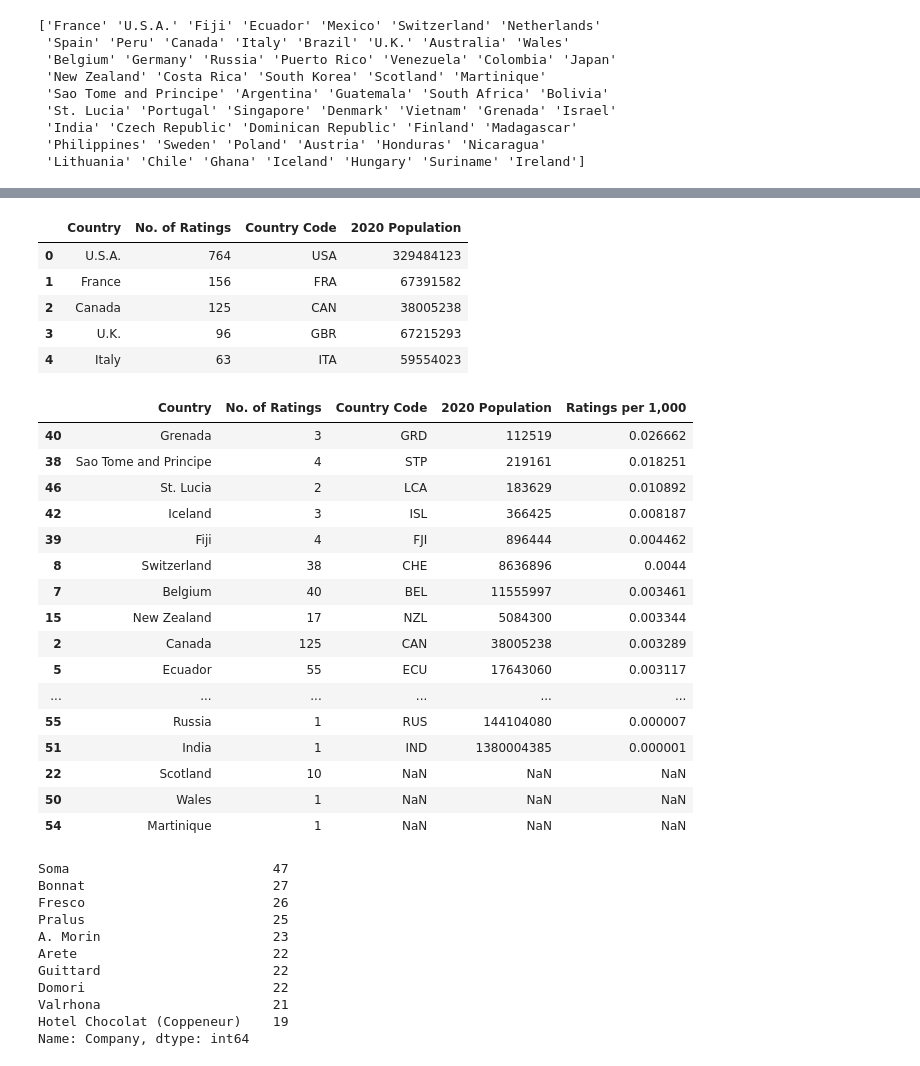
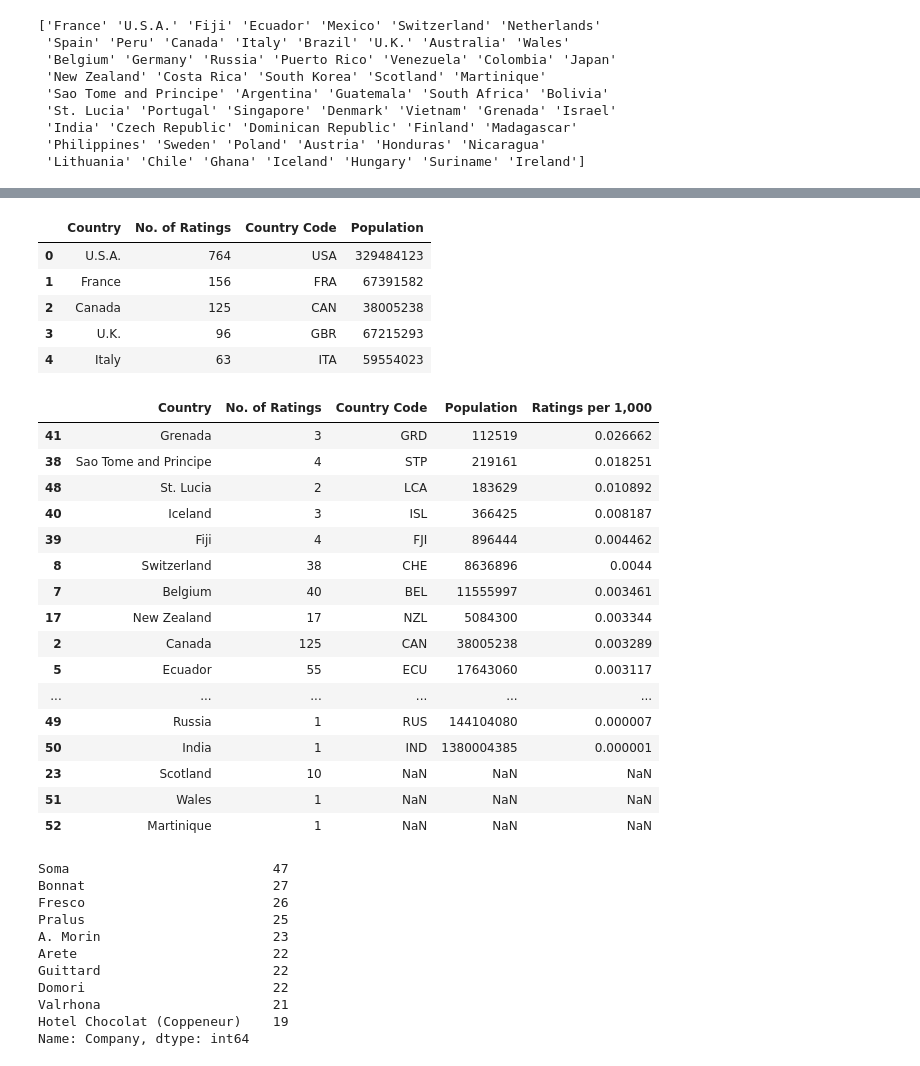
Before and after one commit to klaralynch/MyProject, a Jupyter notebook: First.ipynb, the cells around one changed output, grey strips where cells are left out. Drawn from its saved outputs; the diff is of its cells as text; code cells hidden in the pictures.

```diff
--- a/First.ipynb
+++ b/First.ipynb
@@ -361,10 +361,10 @@ df_country_counts
 country_population = pd.read_csv("country_populations_2020.csv")
 
 #Renaming the Columns of country_population
-country_population.columns = ["Country", "Country Code", "2020 Population"]
+country_population.columns = ["Country", "Country Code", "Population"]
 
 # Replacing Population with Integers, rather than Floats
-cols = ["2020 Population"]
+cols = ["Population"]
 for col in cols:
    country_population[col] = country_population[col].apply(lambda x: int(x) if x == x else "")
 
@@ -410,7 +410,7 @@ memory usage: 2.2+ KB
 # %%
 country_counts_pop_merged.head()
 # %% [output]
-|  | Country | No. of Ratings | Country Code | 2020 Population |
+|  | Country | No. of Ratings | Country Code | Population |
 | 0 | U.S.A. | 764 | USA | 329484123 |
 | 1 | France | 156 | FRA | 67391582 |
 | 2 | Canada | 125 | CAN | 38005238 |
@@ -419,30 +419,30 @@ country_counts_pop_merged.head()
 # %%
 # Reviewing which Country has the most Ratings per Capita?
 # Add column which showcases Ratings per Capita
 
-country_counts_pop_merged["Ratings per 1,000"] = (country_counts_pop_merged["No. of Ratings"] / country_counts_pop_merged["2020 Population"]* 1000)
+country_counts_pop_merged["Ratings per 1,000"] = (country_counts_pop_merged["No. of Ratings"] / country_counts_pop_merged["Population"]* 1000)
 country_counts_pop_merged
 
 # Sort values in Ratings by 1,000 to understand which Country ranks first
 country_counts_pop_merged.sort_values("Ratings per 1,000", ascending=False)
 # %% [output]
-|  | Country | No. of Ratings | Country Code | 2020 Population | Ratings per 1,000 |
-| 40 | Grenada | 3 | GRD | 112519 | 0.026662 |
+|  | Country | No. of Ratings | Country Code | Population | Ratings per 1,000 |
+| 41 | Grenada | 3 | GRD | 112519 | 0.026662 |
 | 38 | Sao Tome and Principe | 4 | STP | 219161 | 0.018251 |
-| 46 | St. Lucia | 2 | LCA | 183629 | 0.010892 |
-| 42 | Iceland | 3 | ISL | 366425 | 0.008187 |
+| 48 | St. Lucia | 2 | LCA | 183629 | 0.010892 |
+| 40 | Iceland | 3 | ISL | 366425 | 0.008187 |
 | 39 | Fiji | 4 | FJI | 896444 | 0.004462 |
 | 8 | Switzerland | 38 | CHE | 8636896 | 0.0044 |
 | 7 | Belgium | 40 | BEL | 11555997 | 0.003461 |
-| 15 | New Zealand | 17 | NZL | 5084300 | 0.003344 |
+| 17 | New Zealand | 17 | NZL | 5084300 | 0.003344 |
 | 2 | Canada | 125 | CAN | 38005238 | 0.003289 |
 | 5 | Ecuador | 55 | ECU | 17643060 | 0.003117 |
 | ... | ... | ... | ... | ... | ... |
-| 55 | Russia | 1 | RUS | 144104080 | 0.000007 |
-| 51 | India | 1 | IND | 1380004385 | 0.000001 |
-| 22 | Scotland | 10 | NaN | NaN | NaN |
-| 50 | Wales | 1 | NaN | NaN | NaN |
-| 54 | Martinique | 1 | NaN | NaN | NaN |
+| 49 | Russia | 1 | RUS | 144104080 | 0.000007 |
+| 50 | India | 1 | IND | 1380004385 | 0.000001 |
+| 23 | Scotland | 10 | NaN | NaN | NaN |
+| 51 | Wales | 1 | NaN | NaN | NaN |
+| 52 | Martinique | 1 | NaN | NaN | NaN |
 # %%
 # The Country that has the most Chocolate Rankings per 1,000 is Grenada.
 # %%
```
Also changed, not shown: parts of 11 cells of this notebook.
